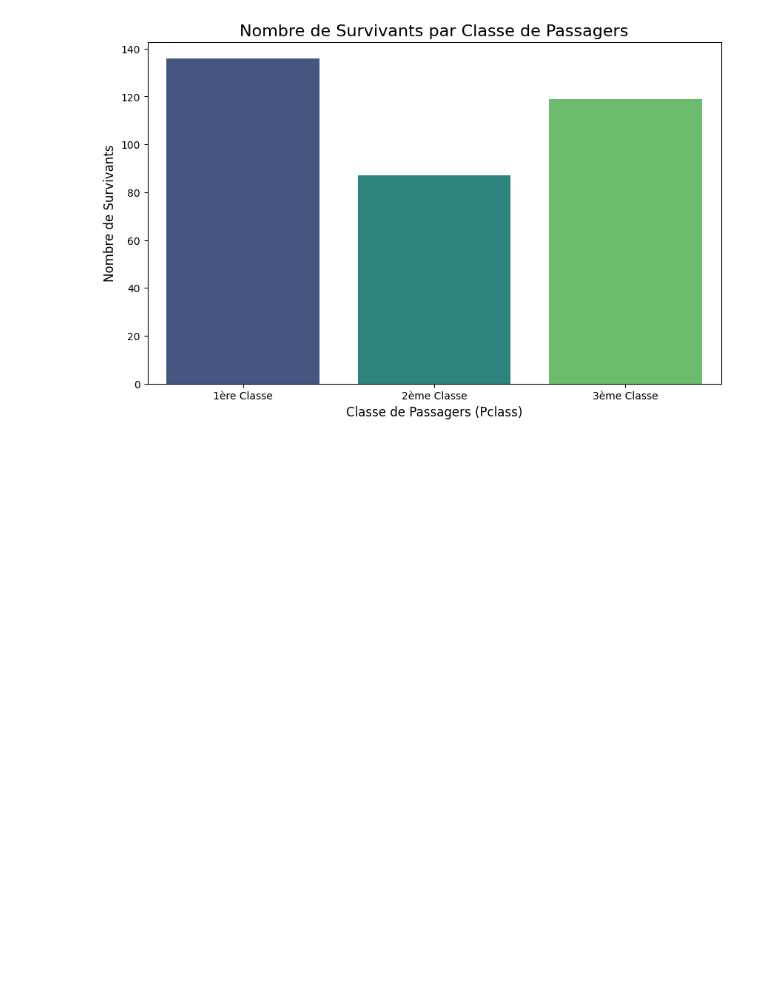
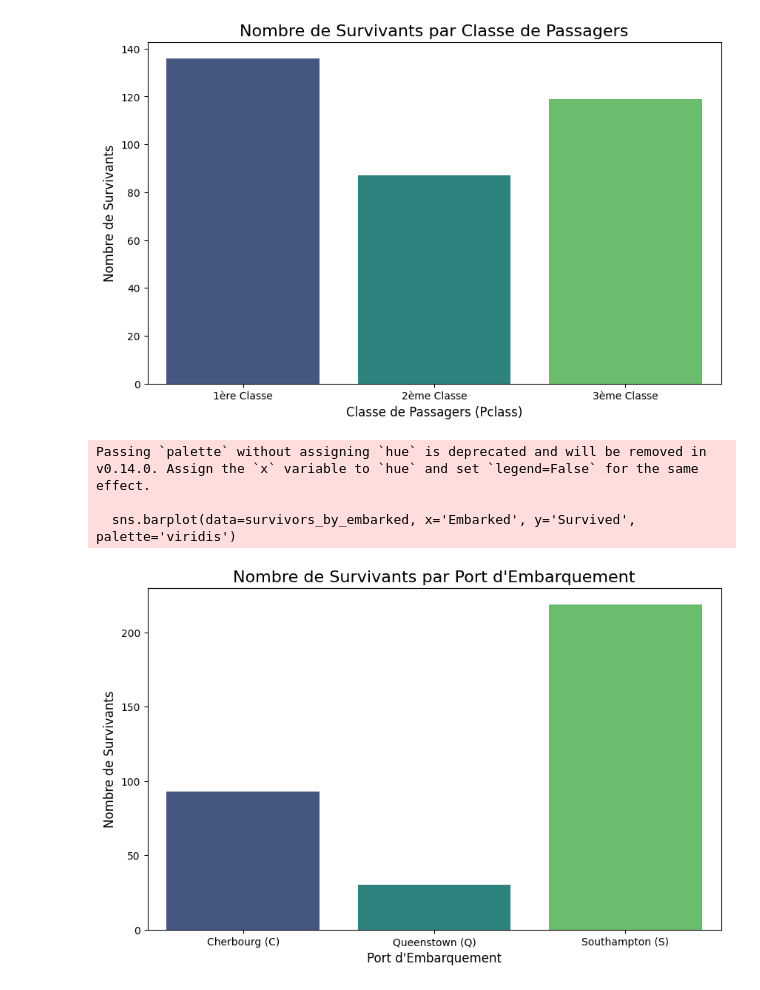
Before and after one commit to gaesty/MachineLearning, a Jupyter notebook: titanic.ipynb, the cells around one changed output. Saved outputs shown, nothing was run; the diff lists cells and outputs as text; code cells hidden in the pictures; blank space fills up the shorter version.

```diff
--- a/titanic.ipynb
+++ b/titanic.ipynb
@@ -303,3 +303,23 @@ Passing `palette` without assigning `hue` is deprecated and will be removed in v
 
   sns.barplot(data=survivors_by_class, x='Pclass', y='Survived', palette='viridis')
 [figure]
+# %%
+# Créer une figure
+plt.figure(figsize=(10, 6))
+survivors_by_embarked = df.groupby('Embarked')['Survived'].sum().reset_index()
+# Tracer un graphique à barres du nombre de survivants par port d'embarquement
+sns.barplot(data=survivors_by_embarked, x='Embarked', y='Survived', palette='viridis')
+
+# Ajouter les détails du graphique
+plt.title('Nombre de Survivants par Port d\'Embarquement', fontsize=16)
+plt.xlabel('Port d\'Embarquement', fontsize=12)
+plt.ylabel('Nombre de Survivants', fontsize=12)
+plt.xticks(ticks=[0, 1, 2], labels=['Cherbourg (C)', 'Queenstown (Q)', 'Southampton (S)'])
+
+# Afficher le graphique
+plt.show()
+# %% [output]
+Passing `palette` without assigning `hue` is deprecated and will be removed in v0.14.0. Assign the `x` variable to `hue` and set `legend=False` for the same effect.
+
+  sns.barplot(data=survivors_by_embarked, x='Embarked', y='Survived', palette='viridis')
+[figure, added]
```
Also changed, not shown: parts of 2 cells of this notebook.
